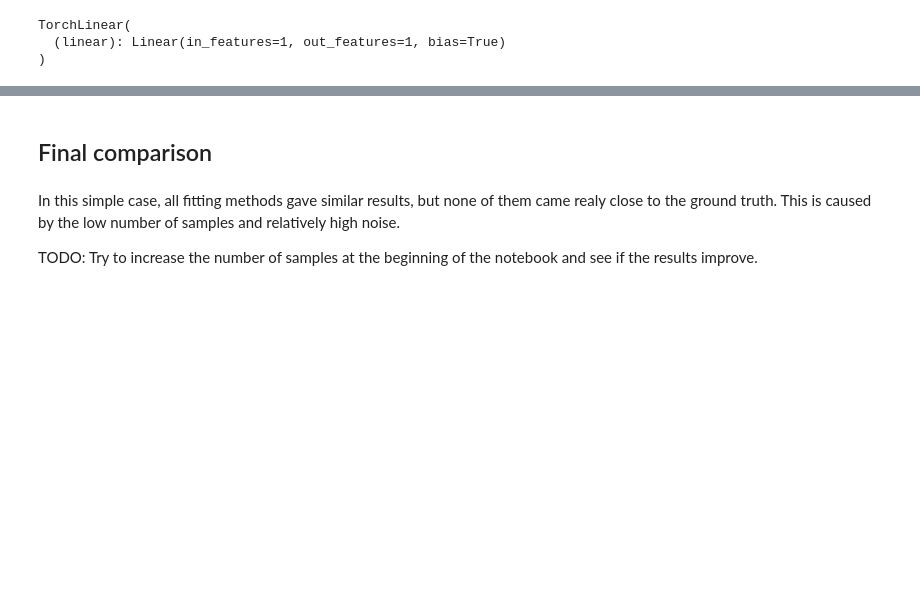
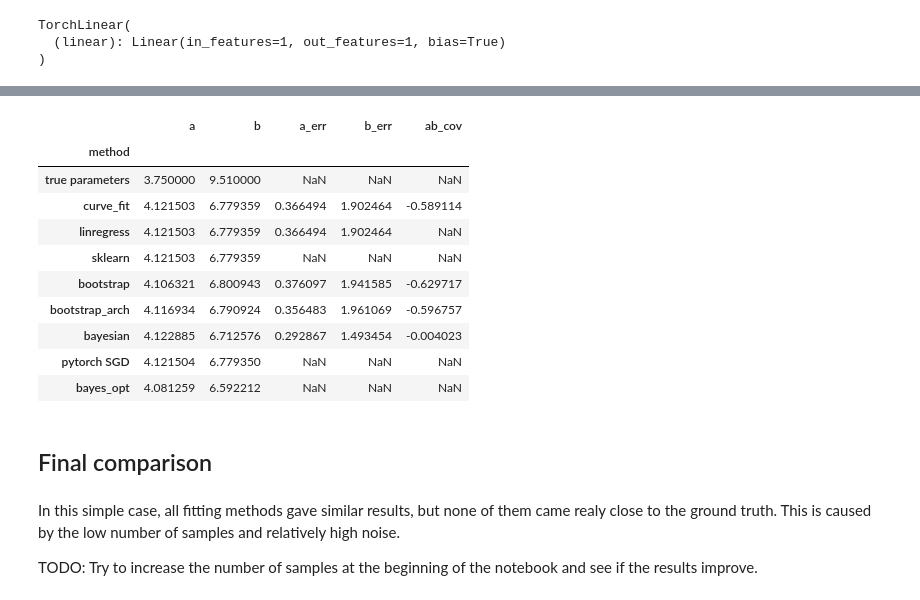
Before and after one commit to datfus/o2eadp-2025-kasparek, a Jupyter notebook: examples/01-fitting/01-01-linear_regression.ipynb, the cells around one changed output, grey strips where cells are left out. Cells and saved outputs as stored; diff of their text form; code cells hidden in the pictures; blank space fills up the shorter version.

```diff
--- a/examples/01-fitting/01-01-linear_regression.ipynb
+++ b/examples/01-fitting/01-01-linear_regression.ipynb
@@ -778,3 +817,25 @@ fit_results_df
+# %%
+fit_results_df.loc['bayes_opt'] = {
+    'a': optimizer.max['params']['a'],
+    'b': optimizer.max['params']['b'],
+    'a_err': np.nan,
+    'b_err': np.nan,
+    'ab_cov': np.nan,
+}
+
+fit_results_df
+# %% [output]
+|  | a | b | a_err | b_err | ab_cov |
+| method |  |  |  |  |  |
+| true parameters | 3.750000 | 9.510000 | NaN | NaN | NaN |
+| curve_fit | 4.121503 | 6.779359 | 0.366494 | 1.902464 | -0.589114 |
+| linregress | 4.121503 | 6.779359 | 0.366494 | 1.902464 | NaN |
+| sklearn | 4.121503 | 6.779359 | NaN | NaN | NaN |
+| bootstrap | 4.106321 | 6.800943 | 0.376097 | 1.941585 | -0.629717 |
+| bootstrap_arch | 4.116934 | 6.790924 | 0.356483 | 1.961069 | -0.596757 |
+| bayesian | 4.122885 | 6.712576 | 0.292867 | 1.493454 | -0.004023 |
+| pytorch SGD | 4.121504 | 6.779350 | NaN | NaN | NaN |
+| bayes_opt | 4.081259 | 6.592212 | NaN | NaN | NaN |
 # %% [markdown]
 ## Final comparison
 # %% [markdown]
```
Also changed, not shown: parts of 20 cells of this notebook.
